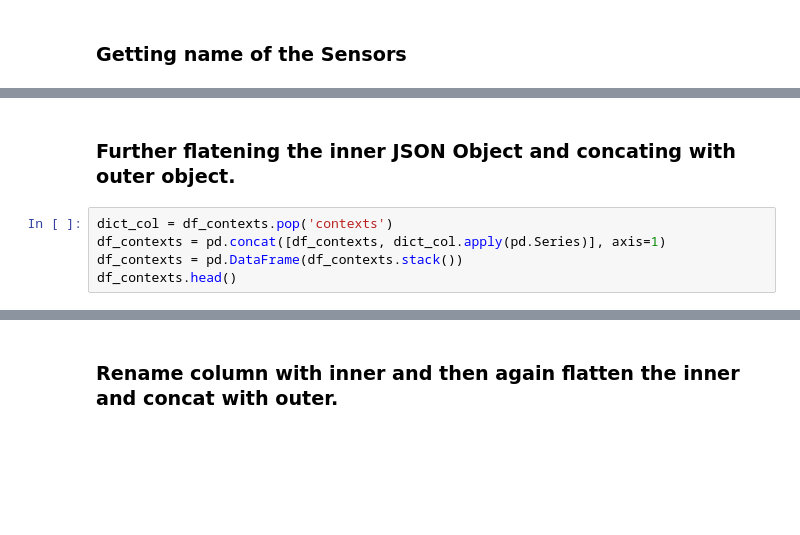
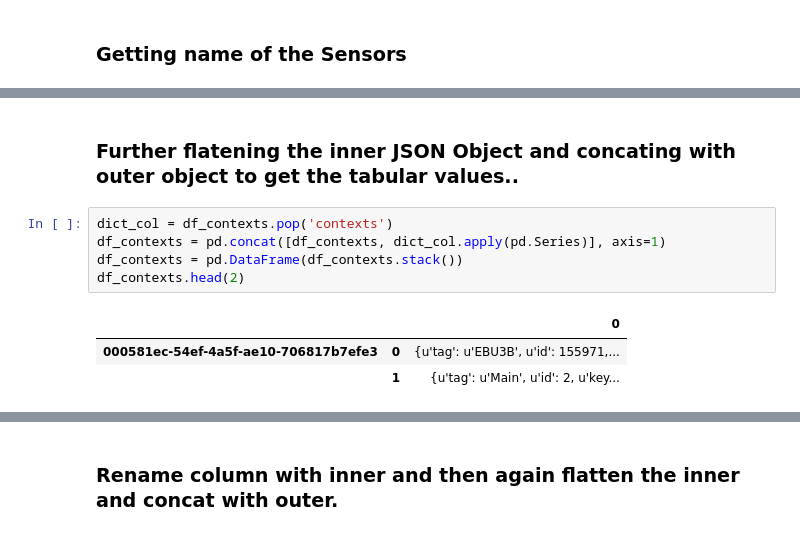
Before and after one commit to mas-dse-mkjaiswa/Capstone, a Jupyter notebook: Smart Building for UCSD.ipynb, the cells around one changed output, grey strips where cells are left out. Drawn from its saved outputs; the diff is of its cells as text; blank space fills up the shorter version.

```diff
--- a/Smart Building for UCSD.ipynb
+++ b/Smart Building for UCSD.ipynb
@@ -128,7 +130,11 @@ df_contexts.head(2)
 # %% [markdown]
-### Further flatening the inner JSON Object and concating with outer object.
+### Further flatening the inner JSON Object and concating with outer object to get the tabular values..
 # %%
 dict_col = df_contexts.pop('contexts')
 df_contexts = pd.concat([df_contexts, dict_col.apply(pd.Series)], axis=1)
 df_contexts = pd.DataFrame(df_contexts.stack())
-df_contexts.head()
+df_contexts.head(2)
+# %% [output]
+|  |  | 0 |
+| 000581ec-54ef-4a5f-ae10-706817b7efe3 | 0 | {u'tag': u'EBU3B', u'id': 155971,... |
+|  | 1 | {u'tag': u'Main', u'id': 2, u'key... |
```
Also changed, not shown: parts of 31 cells of this notebook.
